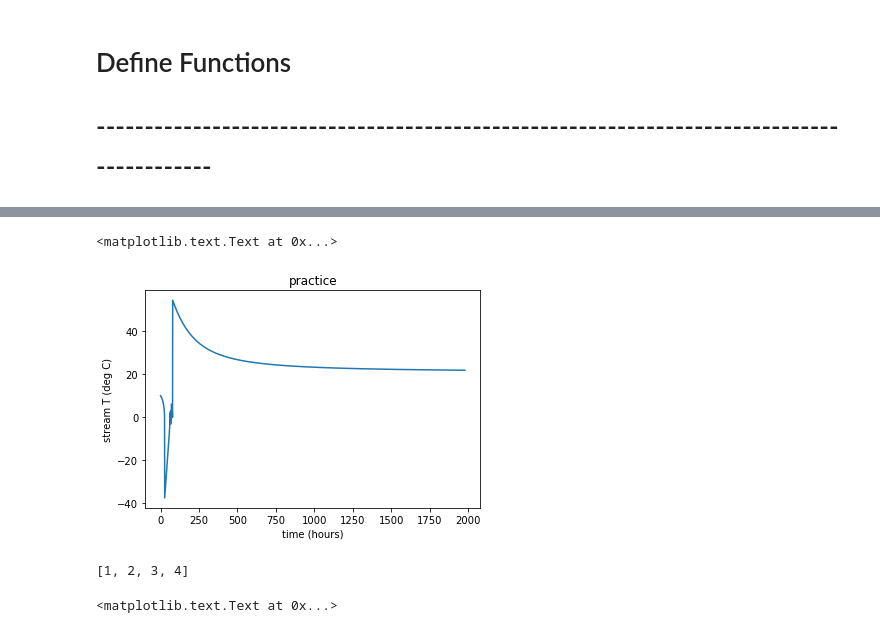
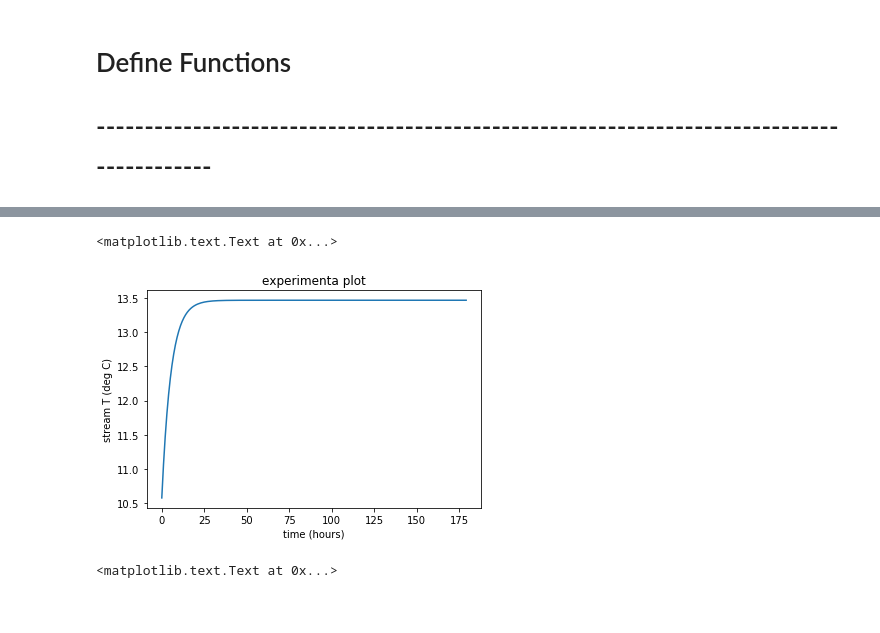
Before and after one commit to rniemeyer07/public, a Jupyter notebook: ipython_notebooks/Thermal_plant_sensitivity_test.ipynb, the cells around one changed output, grey strips where cells are left out. Cells and saved outputs as stored; diff of their text form; code cells hidden in the pictures.

Commit message:
added thermal plant sensitivity test - second time

```diff
--- a/ipython_notebooks/Thermal_plant_sensitivity_test.ipynb
+++ b/ipython_notebooks/Thermal_plant_sensitivity_test.ipynb
@@ -45,7 +45,7 @@ kcal_to_J = 4184
 #    wind (m/sec), power plant output (MW), hour power plant effluent is discharged (hr), time step (hr)
 #input_vars = pd.DataFrame([50,  2,  10,  12, 900,  0.02, 0.05,  2, 100, 2,  1])
 #input_vars = pd.DataFrame([50,  2,  10,  15, 900,  0.02, 0.05,  2, 1000, 2, 1])
-input_vars = pd.DataFrame([1000,  2,  10,  15, 900,  0.02, 0.05,  2, 0, 5, 1])
+input_vars = pd.DataFrame([1000,  2,  10,  15, 900,  0.02, 0.05,  2, 0, 5, 0.1])
 input_vars = input_vars.transpose()
 input_vars.columns = ['Q','depth','T_stream_i','T_dry_bulb','vap_press','q_ns','q_na','wind','power_plant', 'power_plant_hr', 'time_step']
 hr1 = 1 # first hours
@@ -147,7 +147,3 @@ def impseq(n0,n1,n2):
     n = [0] * (n2 - n1 + 1)
     n[n0-1] = 1
     return n
-# %%
-input_vars = pd.DataFrame([1000,  5,  10,  35, 1400,  0.02, 0.05,  2, 0, 5, 0.01])
-input_vars = input_vars.transpose()
-input_vars.columns = ['Q','depth','T_stream_i','T_dry_bulb','vap_press','q_ns','q_na','wind','power_plant', 'power_plant_hr', 'time_step']
@@ -195,15 +199,15 @@ for i in range(len(impulse_time_series)):
 # %%
-plt.title('practice')
+# -------------------------
+#  Plot to experiment
+# ------------------------
+
+plt.title('experimenta plot')
 plt.plot(T_stream_list)
 plt.xlabel('time (hours)')
 plt.ylabel('stream T (deg C)')
 # %% [output]
 <matplotlib.text.Text at 0x...>
-[figure, old version]
+[figure, new version]
-# %%
-list(range(1,5))
-# %% [output]
-[1, 2, 3, 4]
 # %%
 plt.title('time step = 1 hour')
 plt.plot(T_stream_list)
```
Also changed, not shown: parts of 5 cells of this notebook.
